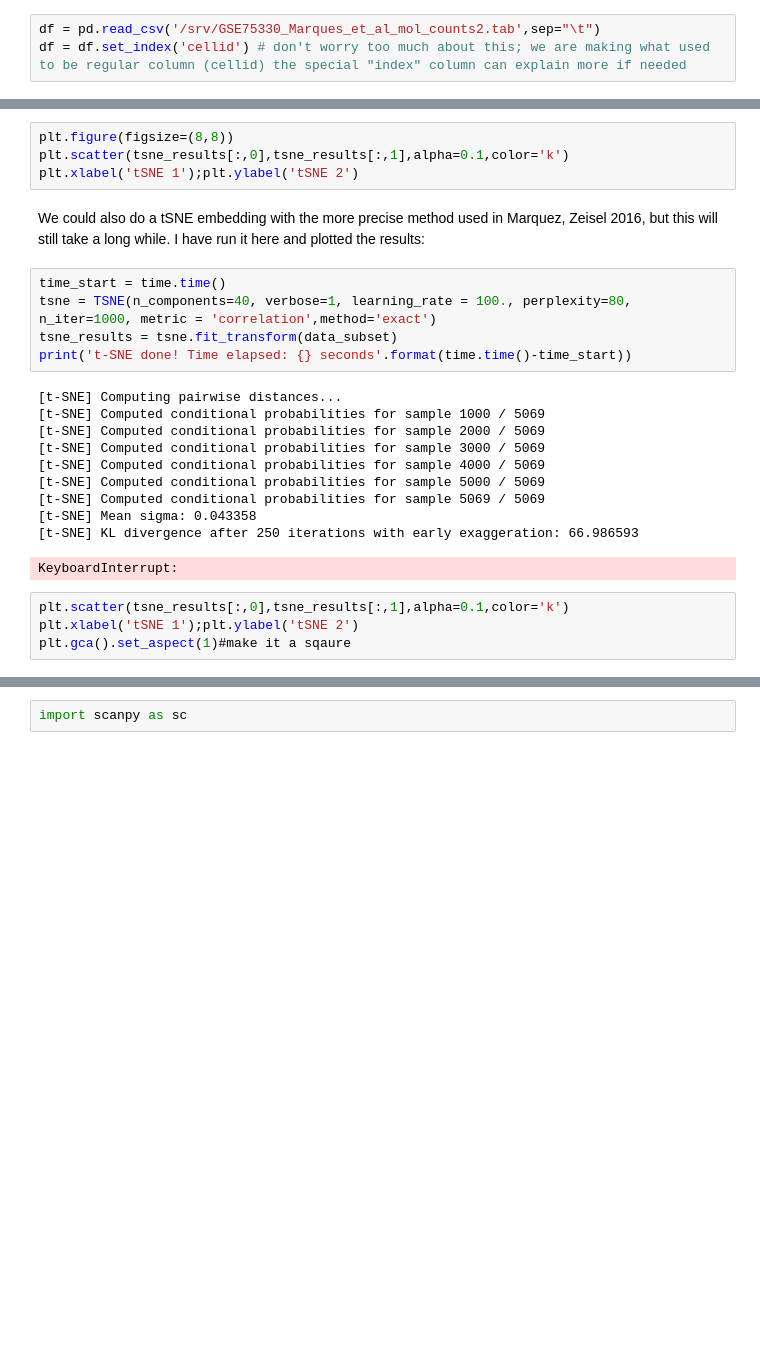
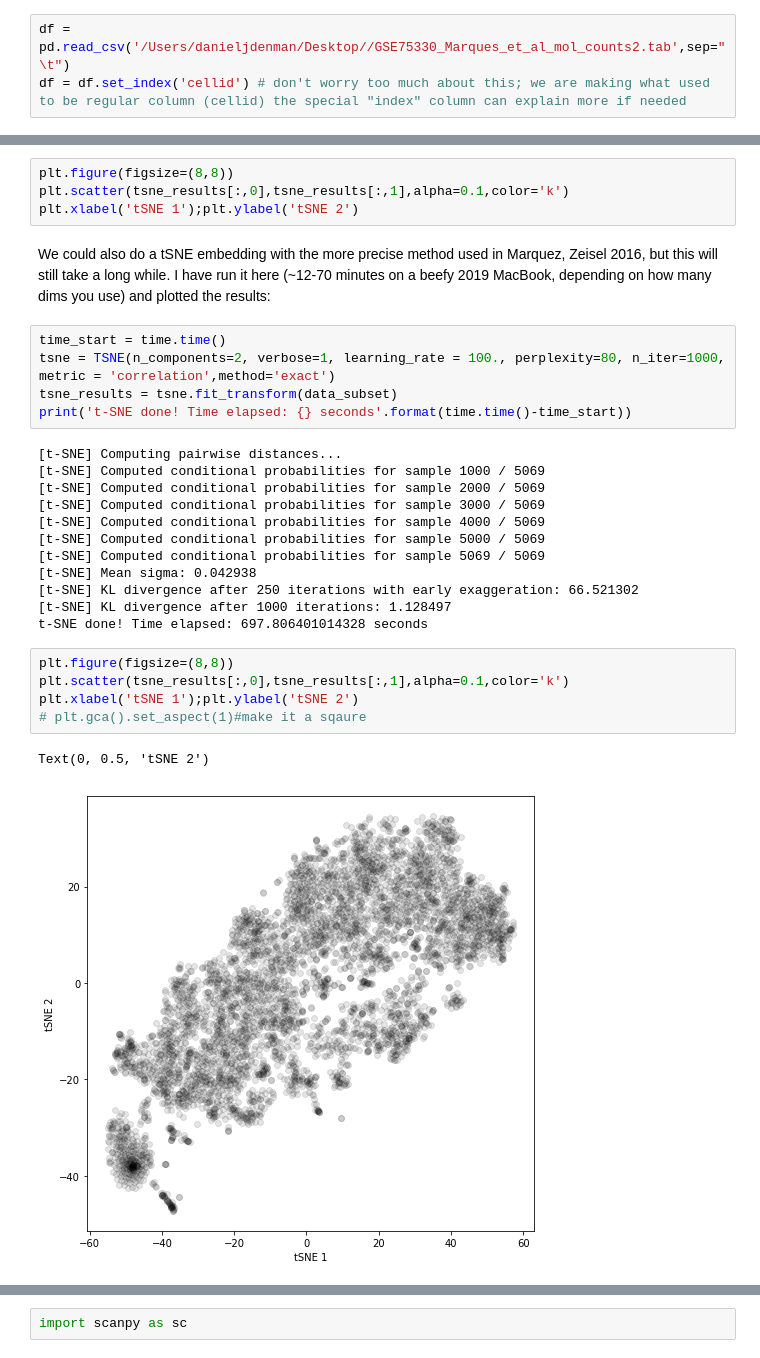
Before and after one commit to danieljdenman/nrsc7610, a Jupyter notebook: NRSC7610_RNAseq.ipynb, the cells around one changed output, grey strips where cells are left out. Cells and saved outputs as stored; diff of their text form; blank space fills up the shorter version.

````diff
--- a/NRSC7610_RNAseq.ipynb
+++ b/NRSC7610_RNAseq.ipynb
@@ -21,7 +21,7 @@ import pandas as pd
 # %% [markdown]
 load some RNASeq data. we will use ```pandas``` to load the data, creating a ```pandas``` ```DataFrame```. We name this ```DataFrame``` ```df```
 # %%
-df = pd.read_csv('/srv/GSE75330_Marques_et_al_mol_counts2.tab',sep="\t")
+df = pd.read_csv('/Users/danieljdenman/Desktop//GSE75330_Marques_et_al_mol_counts2.tab',sep="\t")
 df = df.set_index('cellid') # don't worry too much about this; we are making what used to be regular column (cellid) the special "index" column can explain more if needed
 # %% [markdown]
 as a reminder, a ```DataFrame``` is fundamentally large table.  we can look at just the top of this table using ```df.head()```
@@ -122,10 +119,10 @@ plt.figure(figsize=(8,8))
 plt.scatter(tsne_results[:,0],tsne_results[:,1],alpha=0.1,color='k')
 plt.xlabel('tSNE 1');plt.ylabel('tSNE 2')
 # %% [markdown]
-We could also do a tSNE embedding with the more precise method used in Marquez, Zeisel 2016, but this will still take a long while. I have run it here and plotted the results:
+We could also do a tSNE embedding with the more precise method used in Marquez, Zeisel 2016, but this will still take a long while. I have run it here (~12-70 minutes on a beefy 2019 MacBook, depending on how many dims you use) and plotted the results:
 # %%
 time_start = time.time()
-tsne = TSNE(n_components=40, verbose=1, learning_rate = 100., perplexity=80, n_iter=1000, metric = 'correlation',method='exact')
+tsne = TSNE(n_components=2, verbose=1, learning_rate = 100., perplexity=80, n_iter=1000, metric = 'correlation',method='exact')
 tsne_results = tsne.fit_transform(data_subset)
 print('t-SNE done! Time elapsed: {} seconds'.format(time.time()-time_start))
 # %% [output]
@@ -136,11 +133,16 @@ print('t-SNE done! Time elapsed: {} seconds'.format(time.time()-time_start))
 [t-SNE] Computed conditional probabilities for sample 4000 / 5069
 [t-SNE] Computed conditional probabilities for sample 5000 / 5069
 [t-SNE] Computed conditional probabilities for sample 5069 / 5069
-[t-SNE] Mean sigma: 0.043358
-[t-SNE] KL divergence after 250 iterations with early exaggeration: 66.986593
+[t-SNE] Mean sigma: 0.042938
+[t-SNE] KL divergence after 250 iterations with early exaggeration: 66.521302
+[t-SNE] KL divergence after 1000 iterations: 1.128497
+t-SNE done! Time elapsed: 697.806401014328 seconds
-KeyboardInterrupt:
 # %%
+plt.figure(figsize=(8,8))
 plt.scatter(tsne_results[:,0],tsne_results[:,1],alpha=0.1,color='k')
 plt.xlabel('tSNE 1');plt.ylabel('tSNE 2')
-plt.gca().set_aspect(1)#make it a sqaure
+# plt.gca().set_aspect(1)#make it a sqaure
+# %% [output]
+Text(0, 0.5, 'tSNE 2')
+[figure, added]
 # %% [markdown]
````
Also changed, not shown: parts of 6 cells of this notebook.
